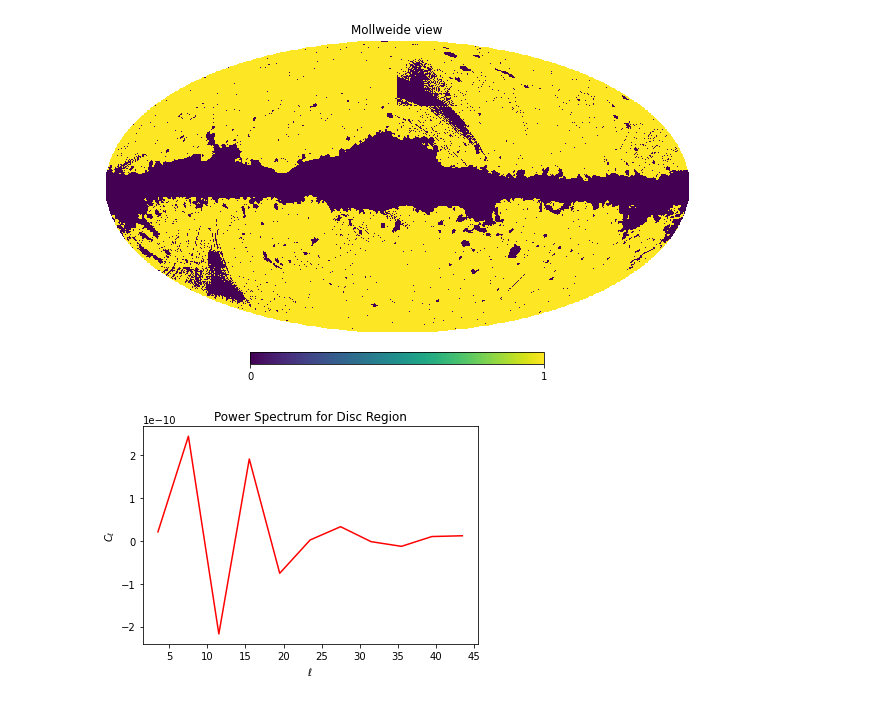
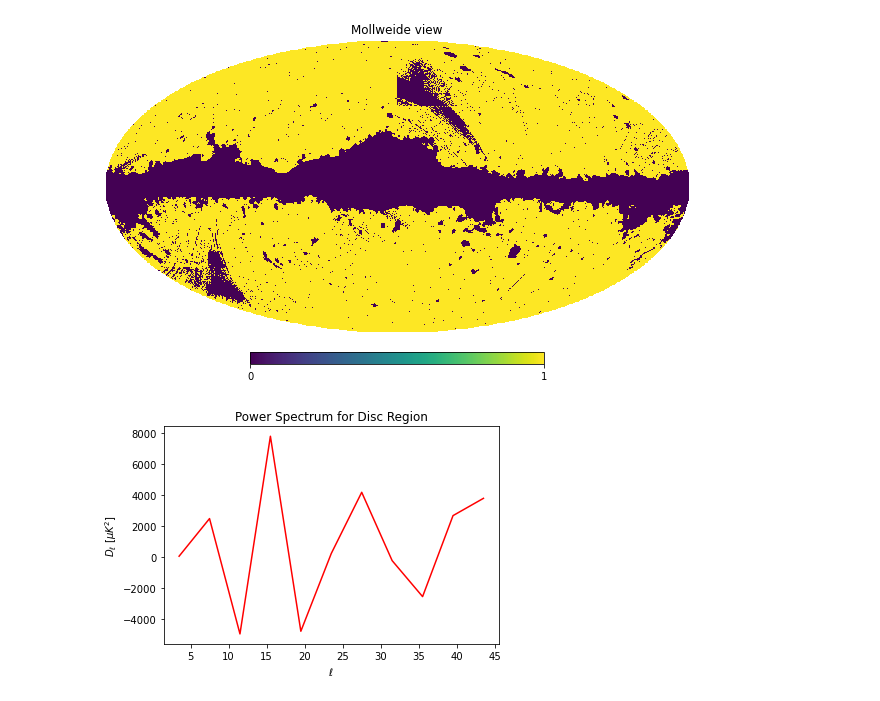
Before and after one commit to Augustocmb/cmblss, a Jupyter notebook: Triel_gaztañaga_disc.ipynb, the cells around one changed output. Drawn from its saved outputs; the diff is of its cells as text; code cells hidden in the pictures.

```diff
--- a/Triel_gaztañaga_disc.ipynb
+++ b/Triel_gaztañaga_disc.ipynb
@@ -84,10 +84,10 @@ cl_00 = nmt.compute_full_master(f_0, f_0, b)
 # %%
 # Plot results
 ell_arr = b.get_effective_ells()
 plt.plot(ell_arr, cl_00[0]*ell_arr*(ell_arr+1)*[(1e6)**(2)]/2/np.pi, 'r-', label='TT for disc')
 plt.xlabel('$\ell$')
-plt.ylabel('$C_\ell$')
+plt.ylabel(r'$D_\ell~[\mu K^2]$')
 plt.title('Power Spectrum for Disc Region')
 plt.show()
 # %% [output]
-[figure, old version]
+[figure, new version]
```
